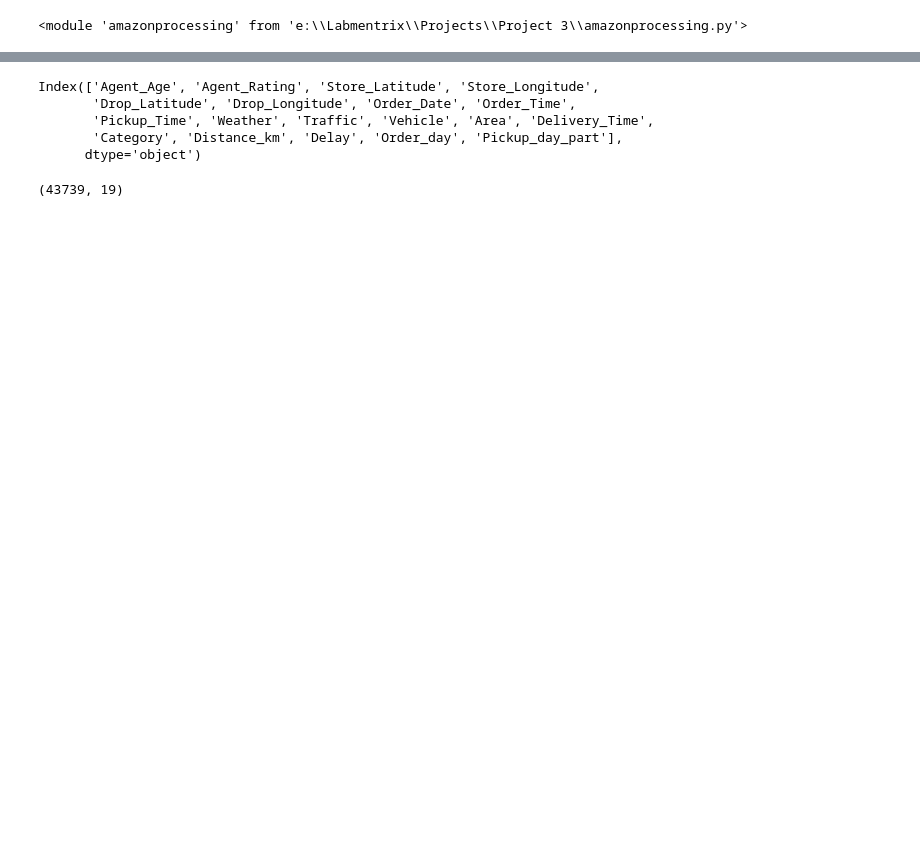
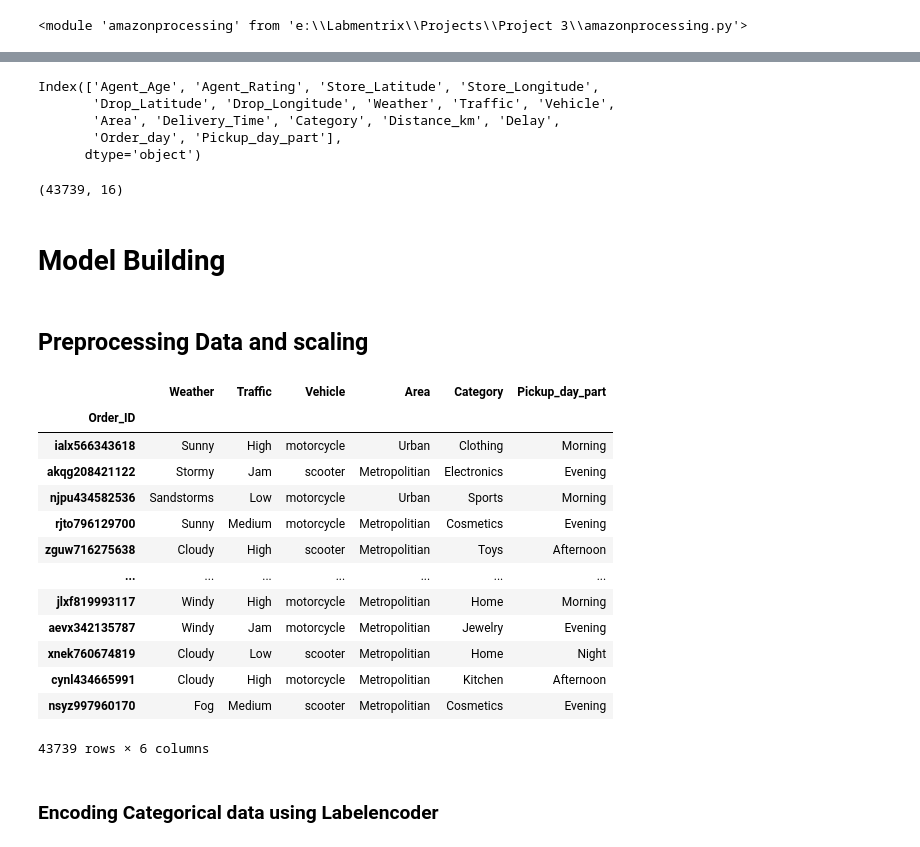
Before and after one commit to sushantkas/Project-3, a Jupyter notebook: model_building.ipynb, the cells around one changed output, grey strips where cells are left out. Drawn from its saved outputs; the diff is of its cells as text; code cells hidden in the pictures; blank space fills up the shorter version.

```diff
--- a/model_building.ipynb
+++ b/model_building.ipynb
@@ -32,12 +59,35 @@ data
 # %%
-data.columns
+amazon.columns
 # %% [output]
 Index(['Agent_Age', 'Agent_Rating', 'Store_Latitude', 'Store_Longitude',
-       'Drop_Latitude', 'Drop_Longitude', 'Order_Date', 'Order_Time',
-       'Pickup_Time', 'Weather', 'Traffic', 'Vehicle', 'Area', 'Delivery_Time',
-       'Category', 'Distance_km', 'Delay', 'Order_day', 'Pickup_day_part'],
+       'Drop_Latitude', 'Drop_Longitude', 'Weather', 'Traffic', 'Vehicle',
+       'Area', 'Delivery_Time', 'Category', 'Distance_km', 'Delay',
+       'Order_day', 'Pickup_day_part'],
       dtype='object')
 # %%
-data.shape
+amazon.shape
 # %% [output]
-(43739, 19)
+(43739, 16)
+# %% [markdown]
+# Model Building
+# %% [markdown]
+## Preprocessing Data and scaling
+# %%
+amazon.select_dtypes(["object","category"])
+# %% [output]
+|  | Weather | Traffic | Vehicle | Area | Category | Pickup_day_part |
+| Order_ID |  |  |  |  |  |  |
+| ialx566343618 | Sunny | High | motorcycle | Urban | Clothing | Morning |
+| akqg208421122 | Stormy | Jam | scooter | Metropolitian | Electronics | Evening |
+| njpu434582536 | Sandstorms | Low | motorcycle | Urban | Sports | Morning |
+| rjto796129700 | Sunny | Medium | motorcycle | Metropolitian | Cosmetics | Evening |
+| zguw716275638 | Cloudy | High | scooter | Metropolitian | Toys | Afternoon |
+| ... | ... | ... | ... | ... | ... | ... |
+| jlxf819993117 | Windy | High | motorcycle | Metropolitian | Home | Morning |
+| aevx342135787 | Windy | Jam | motorcycle | Metropolitian | Jewelry | Evening |
+| xnek760674819 | Cloudy | Low | scooter | Metropolitian | Home | Night |
+| cynl434665991 | Cloudy | High | motorcycle | Metropolitian | Kitchen | Afternoon |
+| nsyz997960170 | Fog | Medium | scooter | Metropolitian | Cosmetics | Evening |
+43739 rows × 6 columns
+# %% [markdown]
+### Encoding Categorical data using Labelencoder
```
Also changed, not shown: parts of 10 cells of this notebook, 3 other files.
